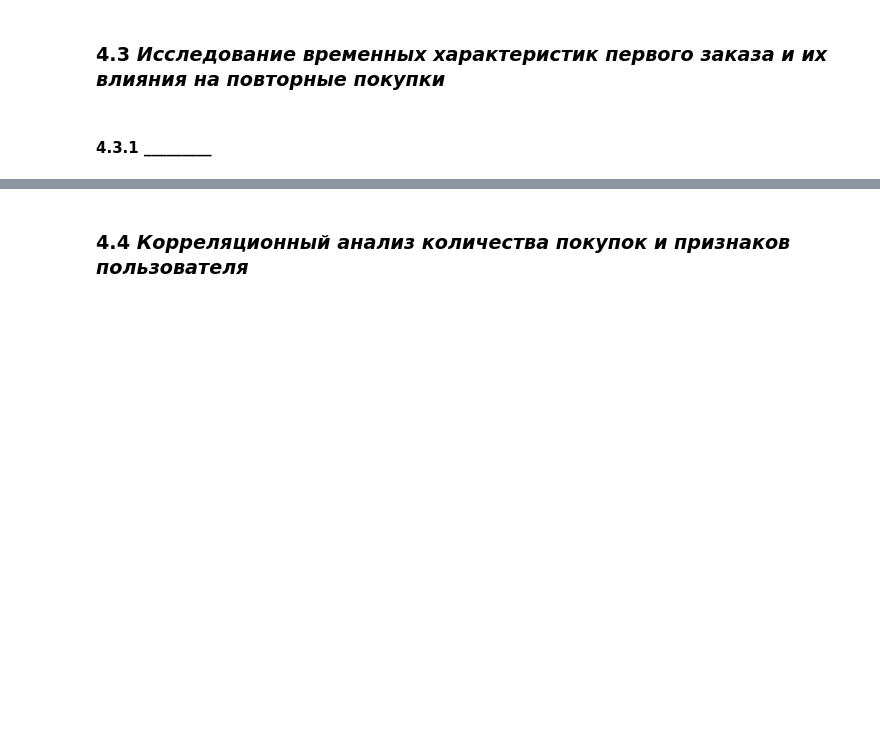
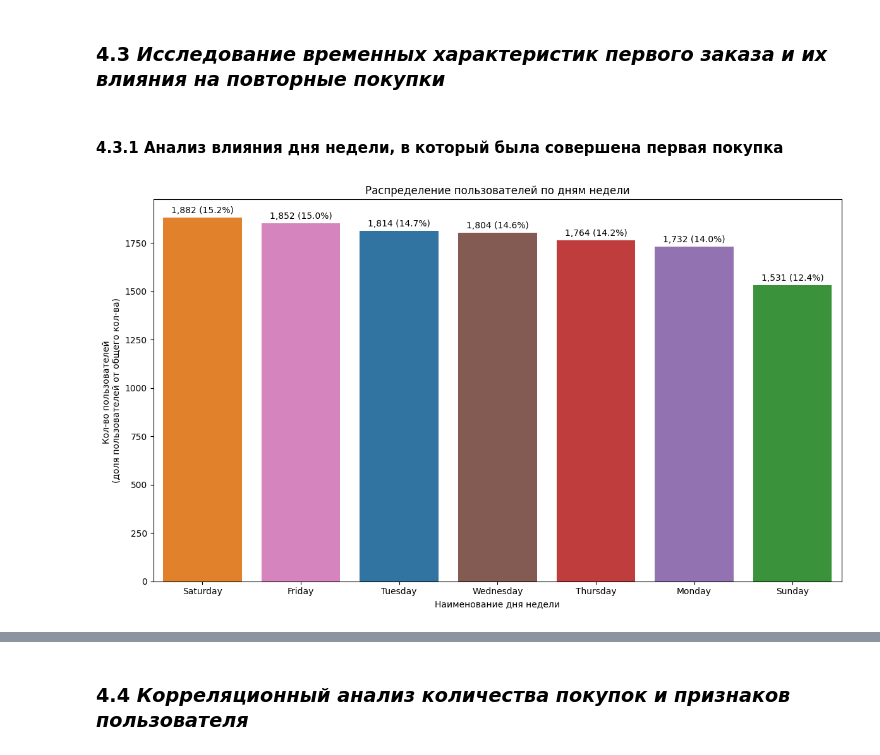
Before and after one commit to MEYakunin/Sprint9_Yandex_Afisha, a Jupyter notebook: Project.ipynb, the cells around one changed output, grey strips where cells are left out. Saved outputs shown, nothing was run; the diff lists cells and outputs as text; code cells hidden in the pictures; blank space fills up the shorter version.

Commit message:
Подраздел 4.3.1 Анализ влияния дня недели, в который была совершена первая покупка

```diff
--- a/Project.ipynb
+++ b/Project.ipynb
@@ -1235,4 +1235,19 @@ Passing `palette` without assigning `hue` is deprecated and will be removed in v
 # %% [markdown]
 ### 4.3 *Исследование временных характеристик первого заказа и их влияния на повторные покупки*
 # %% [markdown]
-#### 4.3.1 _________
+#### 4.3.1 Анализ влияния дня недели, в который была совершена первая покупка
+# %%
+# Извлекаем день недели для первого заказа
+df_user_profile['day_first_order'] = df_user_profile['first_order_dt'].dt.day_name()
+# %%
+# Строим частотную диаграмму по дням недели для пользователей совершивших 2 и более заказа
+segment_count_plot('day_first_order', df_user_profile[df_user_profile['total_order'] >= 2])
+
+plt.title('Распределение пользователей по дням недели')
+plt.xlabel('Наименование дня недели')
+plt.ylabel('Кол-во пользователей \n(доля пользователей от общего кол-ва)')
+
+plt.tight_layout()
+plt.show()
+# %% [output]
+[figure, added]
```
Also changed, not shown: parts of 8 cells of this notebook.
